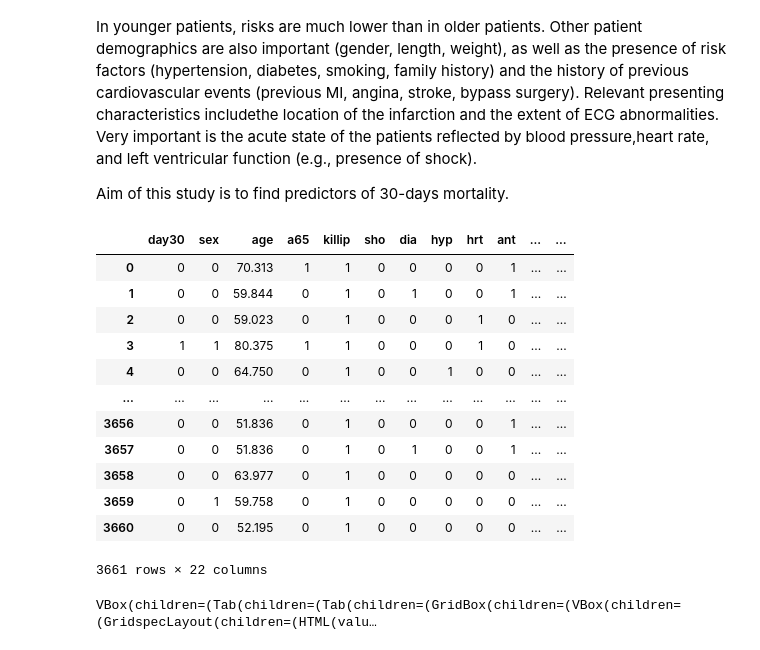
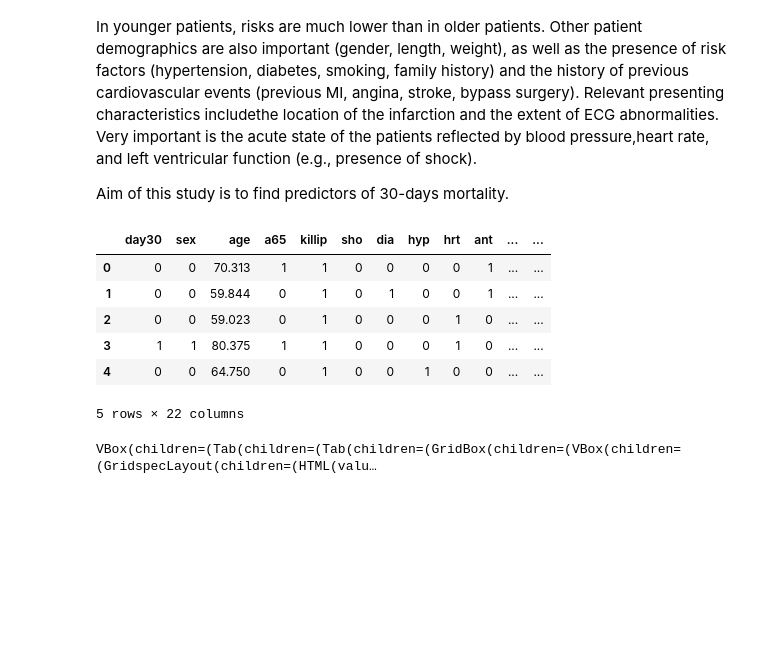
Before and after one commit to andrealorenzon/health_data_analytics, a Jupyter notebook: GUSTO/GUSTO.ipynb, the cells around one changed output. Drawn from its saved outputs; the diff is of its cells as text; code cells hidden in the pictures; blank space fills up the shorter version.

```diff
--- a/GUSTO/GUSTO.ipynb
+++ b/GUSTO/GUSTO.ipynb
@@ -69,26 +73,20 @@ from pandas_profiling import ProfileReport
 # %%
 
 df = pd.read_csv("./Gusto.csv")
 
 # dummify smk categories
 df['eversmk']= (df['smk']!=1).astype(int)
 df['currentsmk']=(df['smk']==3).astype(int)
 df.drop(["smk"], axis=1, inplace=True)
-df
+df.head()
 # %% [output]
 |  | day30 | sex | age | a65 | killip | sho | dia | hyp | hrt | ant | ... | ... |
 | 0 | 0 | 0 | 70.313 | 1 | 1 | 0 | 0 | 0 | 0 | 1 | ... | ... |
 | 1 | 0 | 0 | 59.844 | 0 | 1 | 0 | 1 | 0 | 0 | 1 | ... | ... |
 | 2 | 0 | 0 | 59.023 | 0 | 1 | 0 | 0 | 0 | 1 | 0 | ... | ... |
 | 3 | 1 | 1 | 80.375 | 1 | 1 | 0 | 0 | 0 | 1 | 0 | ... | ... |
 | 4 | 0 | 0 | 64.750 | 0 | 1 | 0 | 0 | 1 | 0 | 0 | ... | ... |
-| ... | ... | ... | ... | ... | ... | ... | ... | ... | ... | ... | ... | ... |
-| 3656 | 0 | 0 | 51.836 | 0 | 1 | 0 | 0 | 0 | 0 | 1 | ... | ... |
-| 3657 | 0 | 0 | 51.836 | 0 | 1 | 0 | 1 | 0 | 0 | 1 | ... | ... |
-| 3658 | 0 | 0 | 63.977 | 0 | 1 | 0 | 0 | 0 | 0 | 0 | ... | ... |
-| 3659 | 0 | 1 | 59.758 | 0 | 1 | 0 | 0 | 0 | 0 | 0 | ... | ... |
-| 3660 | 0 | 0 | 52.195 | 0 | 1 | 0 | 0 | 0 | 0 | 0 | ... | ... |
-3661 rows × 22 columns
+5 rows × 22 columns
 # %%
 profile = ProfileReport(df)
 profile.to_widgets()
```
Also changed, not shown: parts of 23 cells of this notebook.
